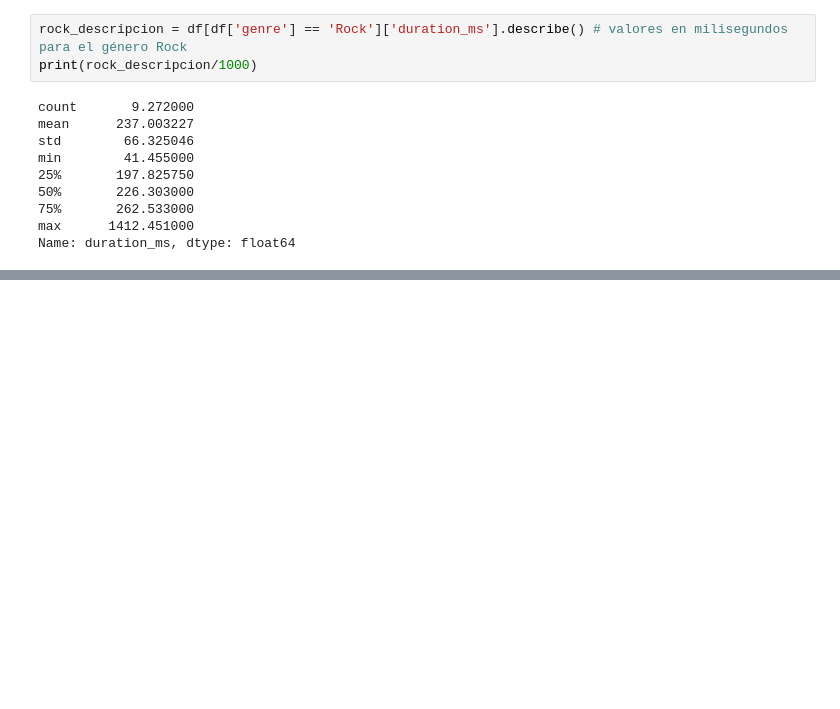
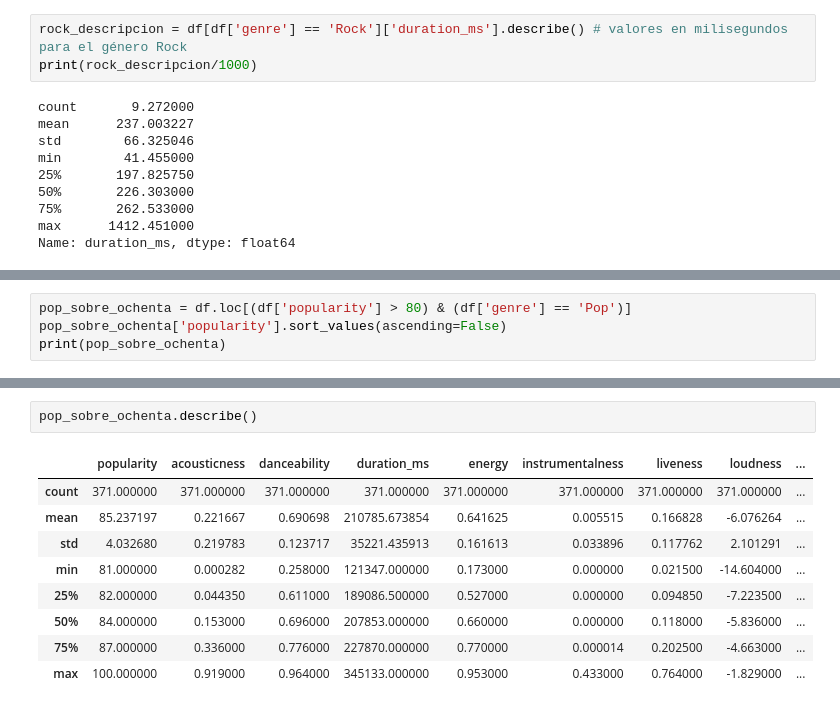
Before and after one commit to martinmalandra/spotify-db, a Jupyter notebook: spotify_EDA.ipynb, the cells around one changed output, grey strips where cells are left out. Drawn from its saved outputs; the diff is of its cells as text; blank space fills up the shorter version.

```diff
--- a/spotify_EDA.ipynb
+++ b/spotify_EDA.ipynb
@@ -186,0 +180,4 @@ Name: duration_ms, dtype: float64
+# %%
+pop_sobre_ochenta = df.loc[(df['popularity'] > 80) & (df['genre'] == 'Pop')]
+pop_sobre_ochenta['popularity'].sort_values(ascending=False)
+print(pop_sobre_ochenta)
@@ -186,0 +202,12 @@ Name: duration_ms, dtype: float64
+# %%
+pop_sobre_ochenta.describe()
+# %% [output]
+|  | popularity | acousticness | danceability | duration_ms | energy | instrumentalness | liveness | loudness | ... |
+| count | 371.000000 | 371.000000 | 371.000000 | 371.000000 | 371.000000 | 371.000000 | 371.000000 | 371.000000 | ... |
+| mean | 85.237197 | 0.221667 | 0.690698 | 210785.673854 | 0.641625 | 0.005515 | 0.166828 | -6.076264 | ... |
+| std | 4.032680 | 0.219783 | 0.123717 | 35221.435913 | 0.161613 | 0.033896 | 0.117762 | 2.101291 | ... |
+| min | 81.000000 | 0.000282 | 0.258000 | 121347.000000 | 0.173000 | 0.000000 | 0.021500 | -14.604000 | ... |
+| 25% | 82.000000 | 0.044350 | 0.611000 | 189086.500000 | 0.527000 | 0.000000 | 0.094850 | -7.223500 | ... |
+| 50% | 84.000000 | 0.153000 | 0.696000 | 207853.000000 | 0.660000 | 0.000000 | 0.118000 | -5.836000 | ... |
+| 75% | 87.000000 | 0.336000 | 0.776000 | 227870.000000 | 0.770000 | 0.000014 | 0.202500 | -4.663000 | ... |
+| max | 100.000000 | 0.919000 | 0.964000 | 345133.000000 | 0.953000 | 0.433000 | 0.764000 | -1.829000 | ... |
```
Also changed, not shown: parts of 10 cells of this notebook.
